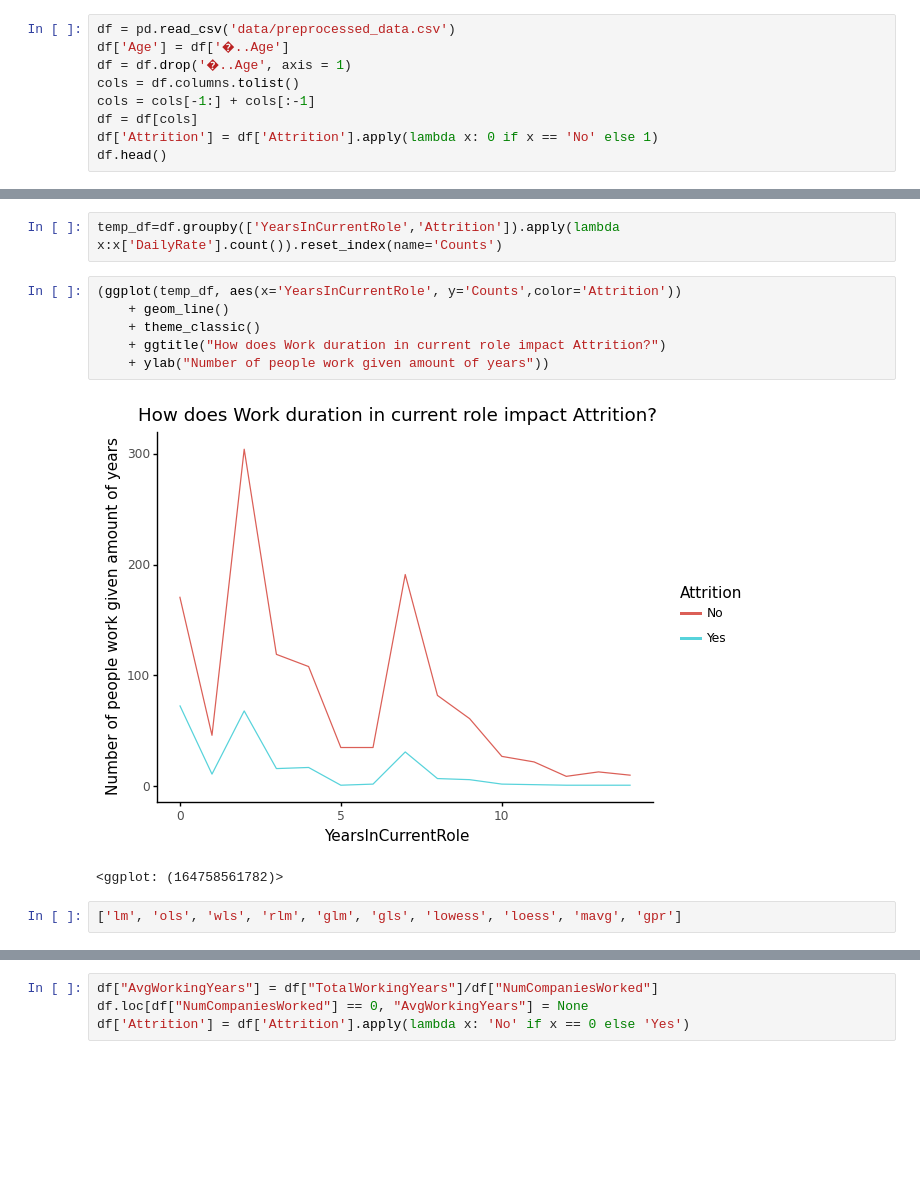
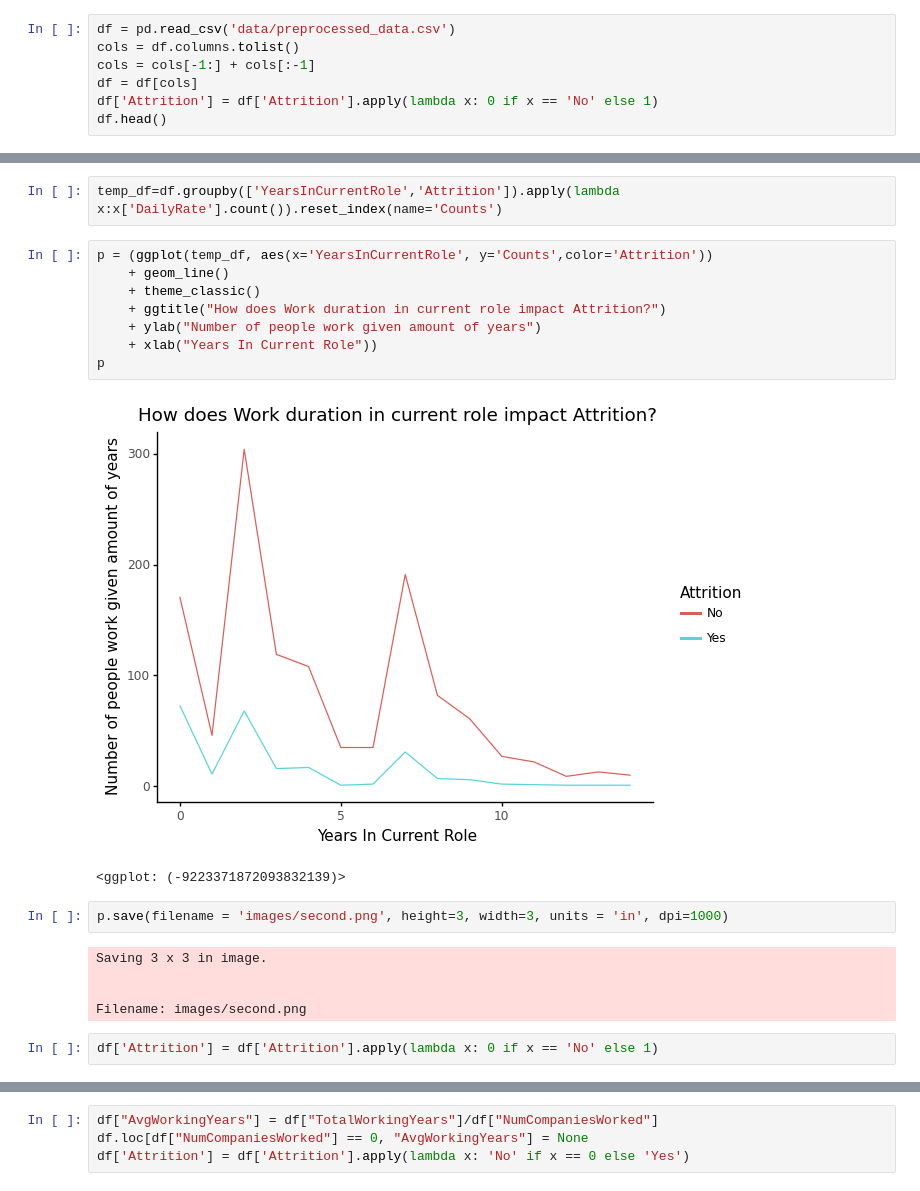
Before and after one commit to Lorakszak/ibm-employees-predictions, a Jupyter notebook: Ml - finnal.ipynb, the cells around one changed output, grey strips where cells are left out. Saved outputs shown, nothing was run; the diff lists cells and outputs as text; blank space fills up the shorter version.

```diff
--- a/Ml - finnal.ipynb
+++ b/Ml - finnal.ipynb
@@ -10,8 +9,6 @@ import plotly.graph_objects as go
 # Reading data
 # %%
 df = pd.read_csv('data/preprocessed_data.csv')
-df['Age'] = df['�..Age']
-df = df.drop('�..Age', axis = 1)
 cols = df.columns.tolist()
 cols = cols[-1:] + cols[:-1]
 df = df[cols]
@@ -160,13 +165,22 @@ fig.show()
 # %%
 temp_df=df.groupby(['YearsInCurrentRole','Attrition']).apply(lambda x:x['DailyRate'].count()).reset_index(name='Counts')
 # %%
-(ggplot(temp_df, aes(x='YearsInCurrentRole', y='Counts',color='Attrition'))
+p = (ggplot(temp_df, aes(x='YearsInCurrentRole', y='Counts',color='Attrition'))
     + geom_line()
     + theme_classic()
     + ggtitle("How does Work duration in current role impact Attrition?")
-    + ylab("Number of people work given amount of years"))
+    + ylab("Number of people work given amount of years")
+    + xlab("Years In Current Role"))
+p
 # %% [output]
-[figure, old version]
+[figure, new version]
-<ggplot: (164758561782)>
+<ggplot: (-9223371872093832139)>
-# %%
-['lm', 'ols', 'wls', 'rlm', 'glm', 'gls', 'lowess', 'loess', 'mavg', 'gpr']
+# %%
+p.save(filename = 'images/second.png', height=3, width=3, units = 'in', dpi=1000)
+# %% [output]
+Saving 3 x 3 in image.
+
+
+Filename: images/second.png
+# %%
+df['Attrition'] = df['Attrition'].apply(lambda x: 0 if x == 'No' else 1)
```
Also changed, not shown: parts of 11 cells of this notebook, 18 other files.
